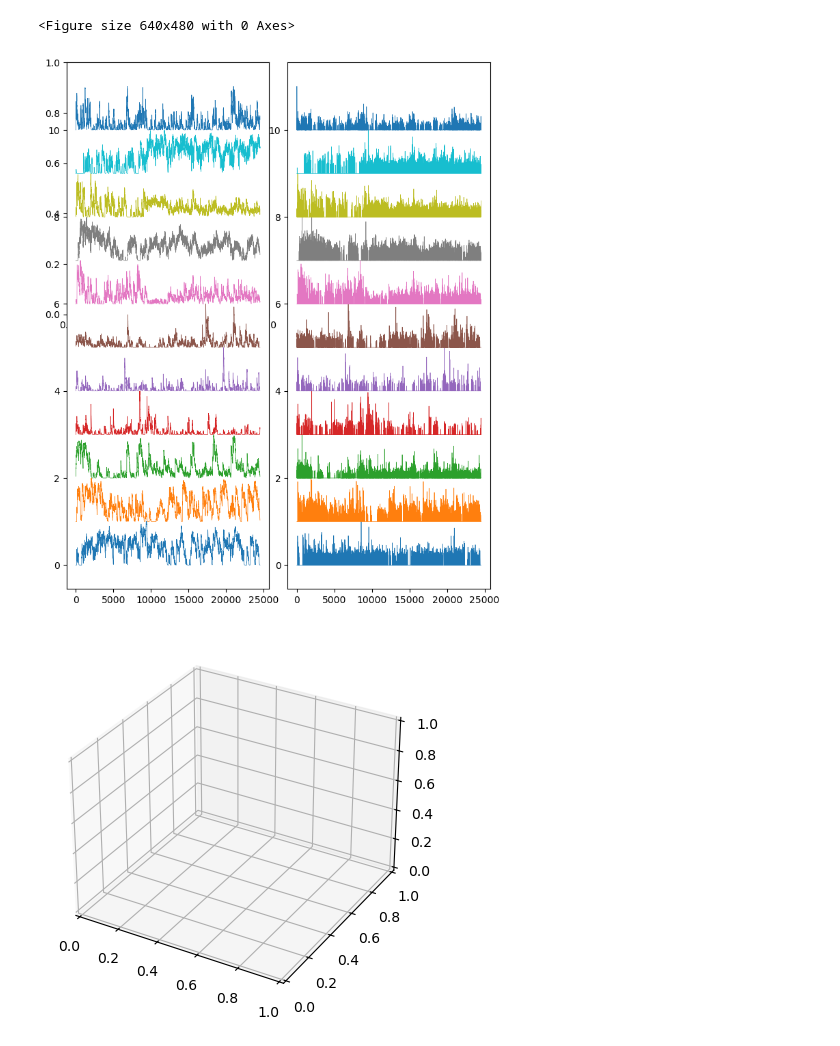
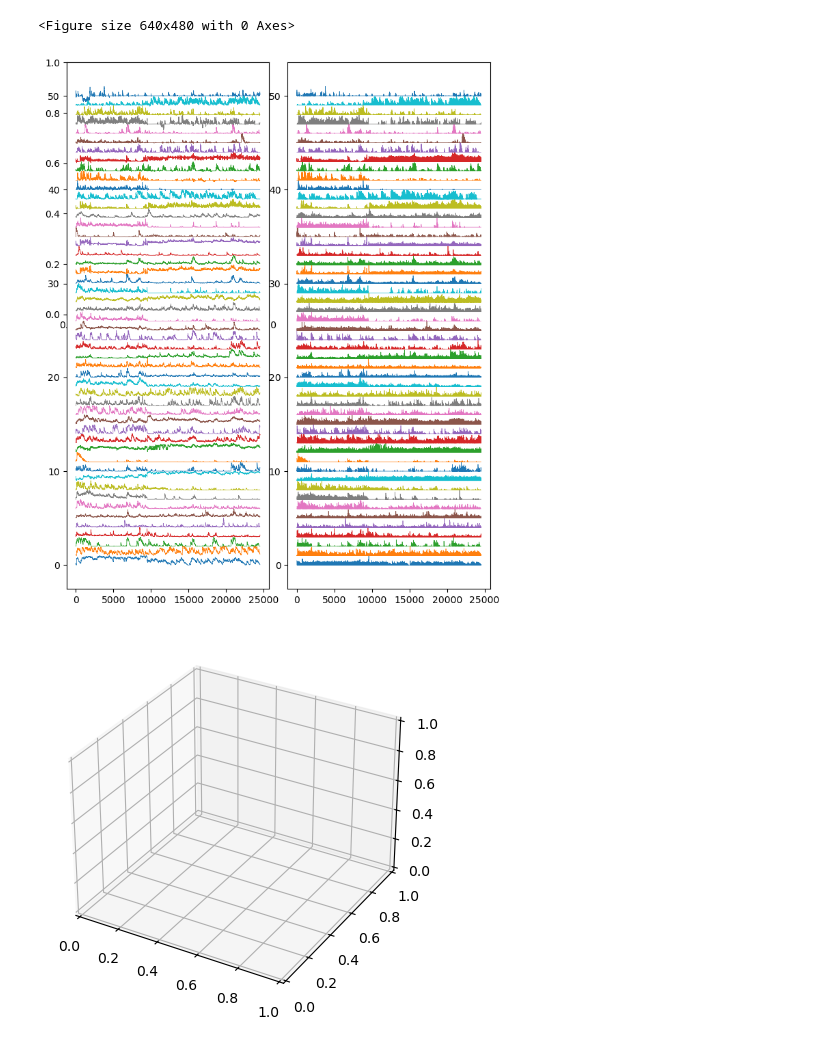
Before and after one commit to woxxel/orientation_detection, a Jupyter notebook: test.ipynb, the cells around one changed output. Saved outputs shown, nothing was run; the diff lists cells and outputs as text; code cells hidden in the pictures.

```diff
--- a/test.ipynb
+++ b/test.ipynb
@@ -40,14 +40,19 @@ from placefield_dynamics.placefield_detection.utils import (
 * where is the reference point? / what is the amplitude at certain points, accordingly?
 # %%
 folderPath = Path("../../../data/Subhodeep/ID20/20230913/")
-# stimulusPath = folderPath / "ID20_1_230913.1_ipsi_stimProtocol_191.mat"
-stimulusPath = folderPath / "ID20_1_230913.1_bino_stimProtocol_1820.mat"
+stimulusPath = folderPath / "ID20_1_230913.1_ipsi_stimProtocol_191.mat"
+# stimulusPath = folderPath / "ID20_1_230913.1_bino_stimProtocol_1820.mat"
 # stimulusPath = folderPath / "ID20_1_230913.1_cont_stimProtocol_1840.mat"
-caimanPath = folderPath / "results_CaImAn_20230913_20_00001_align.mat"
+caimanPath = folderPath / "results_CaImAn_20230913_20_00003_align_redetected.mat"
 
-# print(folderPath.is_dir())
 ld = load_data(stimulusPath)
-data = ld["runInfo"]
+stimulus_data = ld["runInfo"]
+
+meta_data = load_data(folderPath / "CaimanMeta.mat")
+f = meta_data["CaimanMeta"]["frame_rate"]
+
+caiman_data = load_data(caimanPath)
+stimulus_data["frame_times"] = np.arange(caiman_data["C"].shape[1]) / f
 
 ## displays some information about the data
 show_stats = False
@@ -88,28 +93,2 @@ for path in Path.glob(folderPath, "results*.mat"):
 # %% [markdown]
 ## display some basic information on stimulus data
-# %%
-stimulus = ["stim_angle", "stim_cycles", "stim_phases"]
-
-fig = plt.figure(figsize=(8, 7))
-
-gs = fig.add_gridspec(5, 5)
-ax = fig.add_subplot(gs[0, :-1])
-ax.plot(data["grating"][0, :], ".")
-
-ax = fig.add_subplot(gs[0, -1])
-ax.hist(np.diff(data["stimulus_clock"][:, 0]), np.linspace(0.2, 0.3, 51))
-plt.setp(ax, xlabel="ISI")
-
-for i, stim in enumerate(stimulus):
-
-    stim_data = data[stim].flatten()
-    ax = fig.add_subplot(gs[i + 1, :-1])
-    ax.plot(data["stimulus_clock"][:, 0], stim_data, ".", label=stim)
-    plt.setp(ax, ylabel=stim)
-
-    ax = fig.add_subplot(gs[i + 1, -1])
-    ax.hist(
-        stim_data, np.linspace(np.min(stim_data), np.max(stim_data), 51)
-    )  # ,label=stim)
-    plt.setp(ax, xlabel=stim)
-plt.tight_layout()
@@ -400,31 +359,31 @@ interactive(children=(IntSlider(value=0, description='phase', max=360, step=10),
 # %%
 # %matplotlib widget
 fig = plt.figure(figsize=(8, 10))
 
 gs = fig.add_gridspec(4, 4)
 ax = fig.add_subplot(gs[:2, :2])
 
 # dims = (512,512)
 # Cn = np.zeros(dims)
 # for a in caiman_data['A'].T:
 #     # print(a.shape)
 #     Cn += (a/a.sum()).reshape(dims)
 # ax.imshow(Cn)
 
 ax = fig.add_subplot(gs[:, :2])
 for i, c in enumerate(caiman_data["C"]):
     ax.plot(c / c.max() + i, linewidth=0.5)
-    if i >= 10:
+    if i >= 50:
         break
 
 ax = fig.add_subplot(gs[:, 2:])
 for i, s in enumerate(caiman_data["S"]):
     ax.plot(s / s.max() + i, linewidth=0.5)
-    if i >= 10:
+    if i >= 50:
         break
 # ax.plot()
 # %% [output]
-[figure, old version]
+[figure, new version]
 # %%
 import numpy as np
 import matplotlib.pyplot as plt
```
Also changed, not shown: parts of 13 cells of this notebook, 8 other files.
